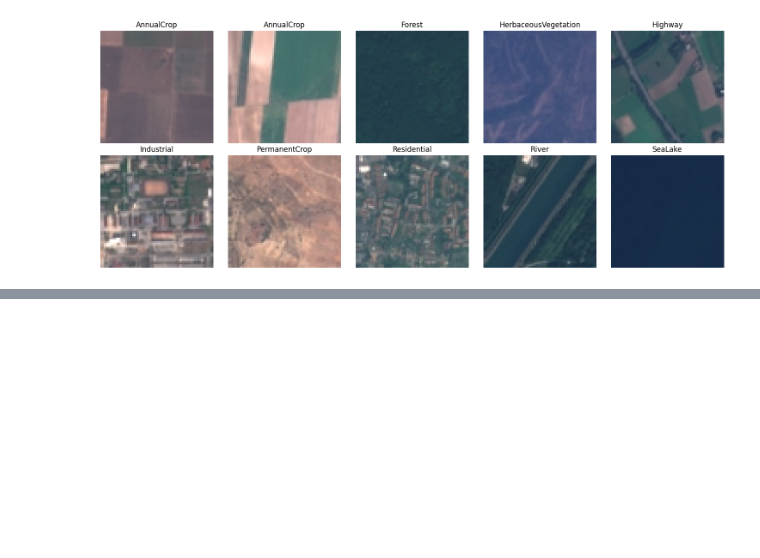
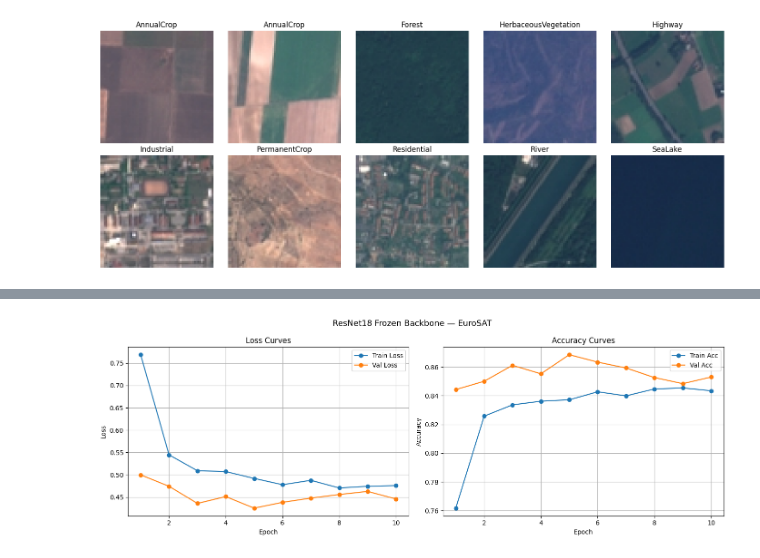
Before and after one commit to harsha29292/Satellite-Land-Cover-Classification, a Jupyter notebook: eurosat.ipynb, the cells around one changed output, grey strips where cells are left out. Cells and saved outputs as stored; diff of their text form; code cells hidden in the pictures; blank space fills up the shorter version.

Commit message:
added training modules

```diff
--- a/eurosat.ipynb
+++ b/eurosat.ipynb
@@ -124,0 +186,17 @@ Pixel std after normalize:  0.8979
+# %%
+import torch.optim as optim
+from tqdm import tqdm
+
+criterion = nn.CrossEntropyLoss()
+optimizer = optim.Adam(model.parameters(), lr=0.001)
+
+# Quick sanity check before full training
+# Pass one batch through — confirm no shape errors
+images, labels = next(iter(train_loader))
+images, labels = images.to('cuda'), labels.to('cuda')
+
+output = model(images)
+print(f"Input shape:  {images.shape}")
+print(f"Output shape: {output.shape}")   # should be (32, 10)
+loss = criterion(output, labels)
+print(f"Initial loss: {loss.item():.4f}")  # should be ~2.3 (log(10) for 10 classes)
@@ -124,0 +323,30 @@ Pixel std after normalize:  0.8979
+# %%
+import matplotlib.pyplot as plt
+
+fig, (ax1, ax2) = plt.subplots(1, 2, figsize=(14, 5))
+
+epochs_range = range(1, epochs + 1)
+
+# Loss curves
+ax1.plot(epochs_range, history['train_loss'], label='Train Loss', marker='o')
+ax1.plot(epochs_range, history['val_loss'],   label='Val Loss',   marker='o')
+ax1.set_title('Loss Curves')
+ax1.set_xlabel('Epoch')
+ax1.set_ylabel('Loss')
+ax1.legend()
+ax1.grid(True)
+
+# Accuracy curves
+ax2.plot(epochs_range, history['train_acc'], label='Train Acc', marker='o')
+ax2.plot(epochs_range, history['val_acc'],   label='Val Acc',   marker='o')
+ax2.set_title('Accuracy Curves')
+ax2.set_xlabel('Epoch')
+ax2.set_ylabel('Accuracy')
+ax2.legend()
+ax2.grid(True)
+
+plt.suptitle('ResNet18 Frozen Backbone — EuroSAT', fontsize=13)
+plt.tight_layout()
+plt.show()
+# %% [output]
+[figure, added]
```
Also changed, not shown: parts of 9 cells of this notebook.
